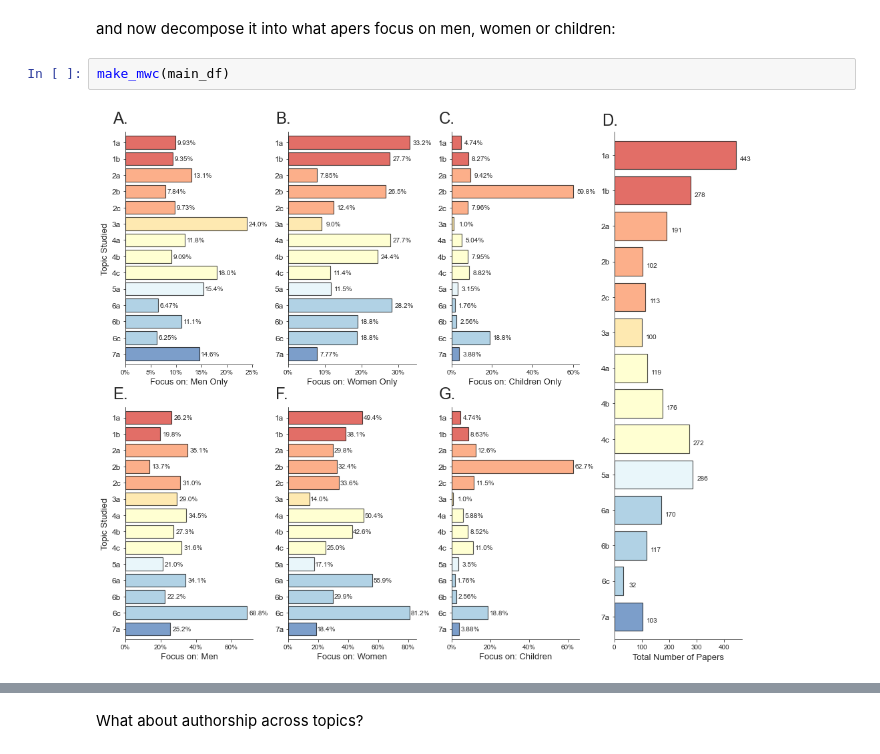
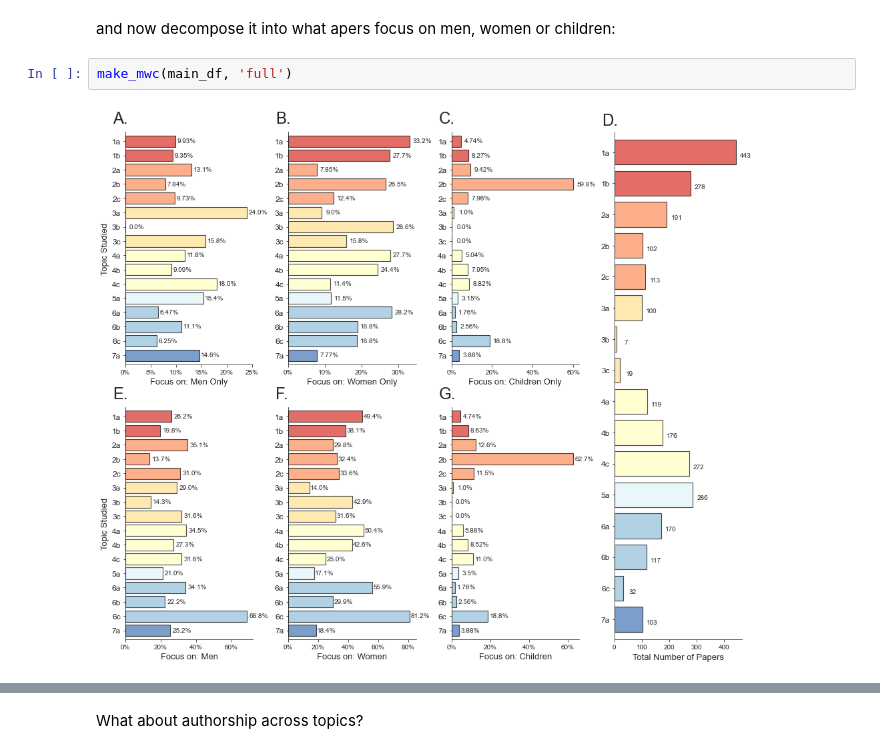
Before and after one commit to crahal/PopStudies_Review, a Jupyter notebook: src/popstudies_notebook.ipynb, the cells around one changed output, grey strips where cells are left out. Cells and saved outputs as stored; diff of their text form.

```diff
--- a/src/popstudies_notebook.ipynb
+++ b/src/popstudies_notebook.ipynb
@@ -187,6 +206,6 @@ headline_topics(main_df)
 # %% [markdown]
 and now decompose it into what apers focus on men, women or children:
 # %%
-make_mwc(main_df)
+make_mwc(main_df, 'full')
 # %% [output]
-[figure, old version]
+[figure, new version]
```
Also changed, not shown: parts of 23 cells of this notebook, 44 other files.
